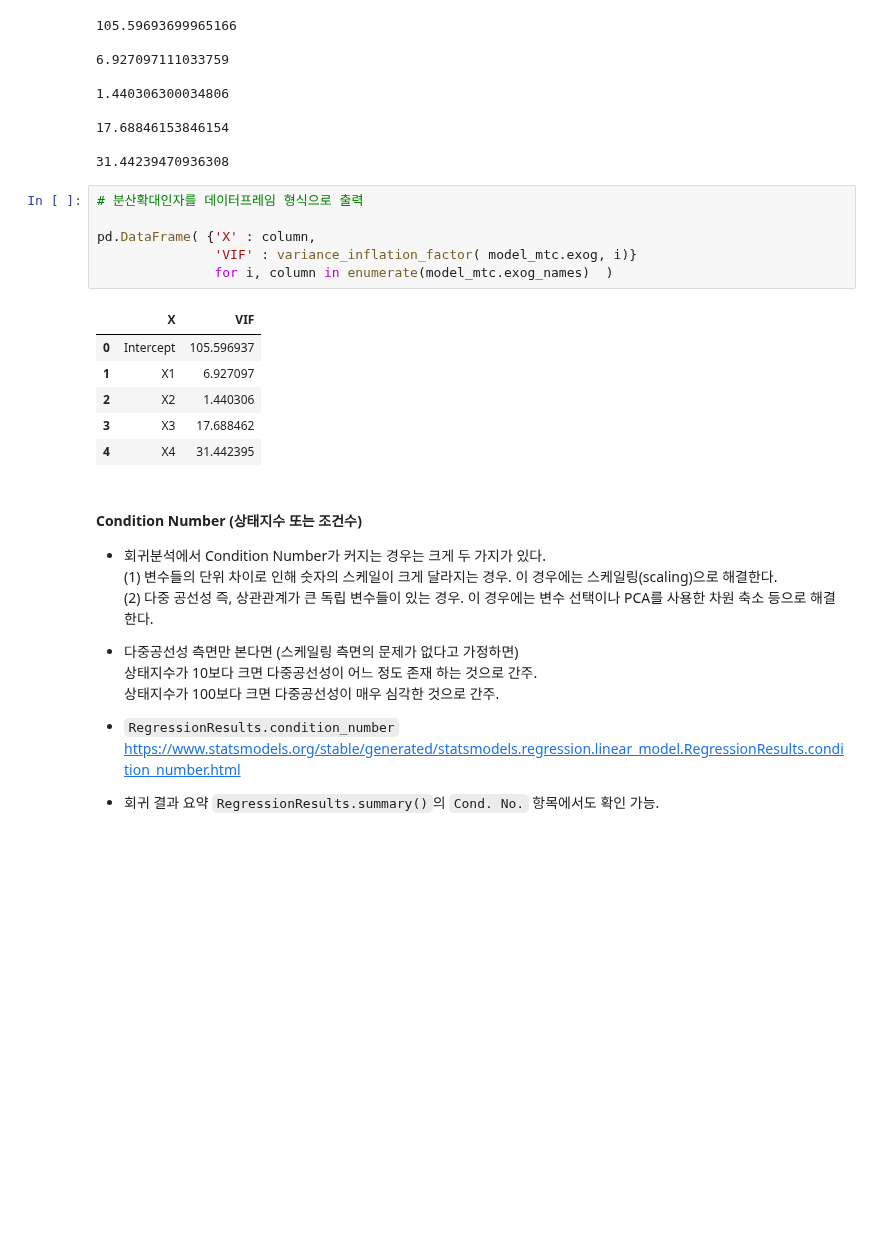
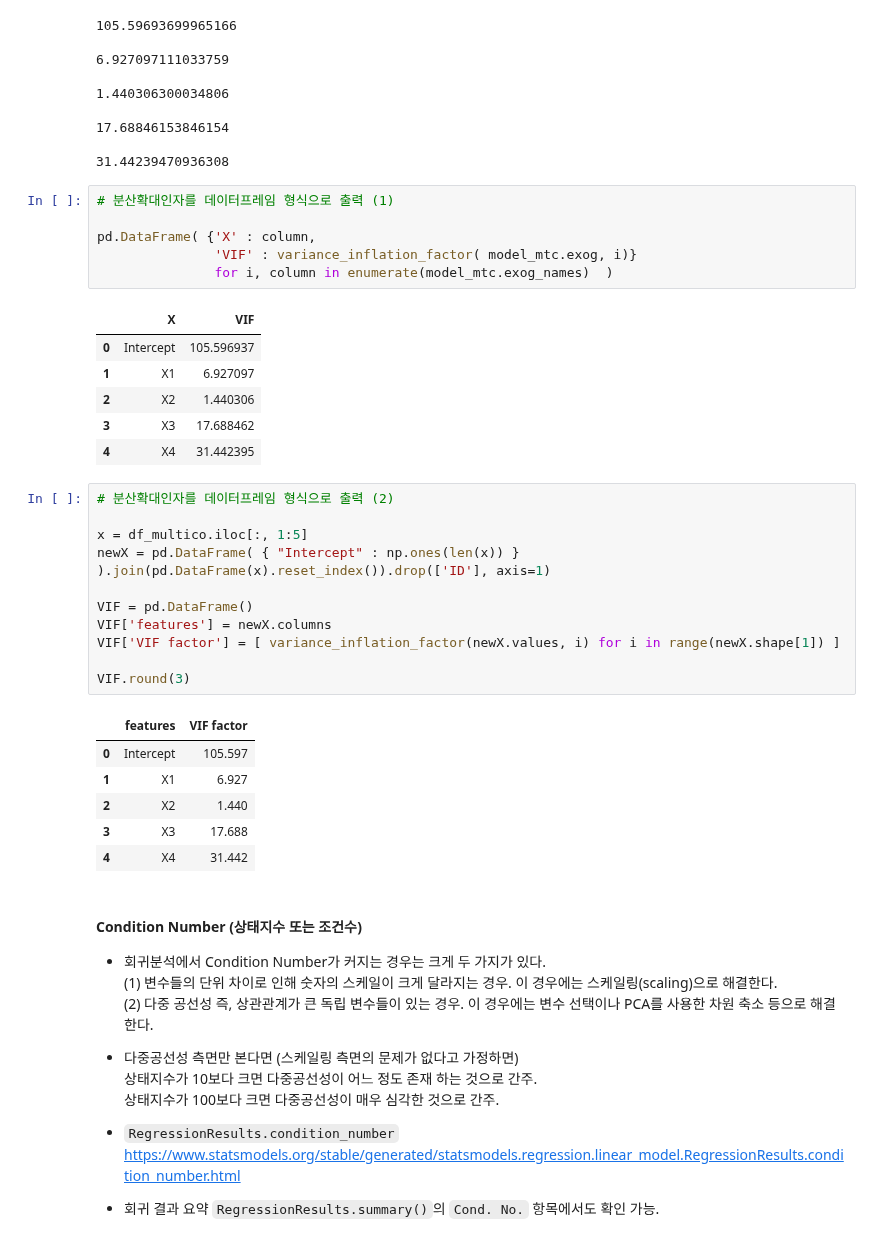
Before and after one commit to anjuiswhat/TIL, a Jupyter notebook: ADP_study/정리본/A_회귀분석_(1).ipynb, the cells around one changed output. Cells and saved outputs as stored; diff of their text form; blank space fills up the shorter version.

```diff
--- a/ADP_study/정리본/A_회귀분석_(1).ipynb
+++ b/ADP_study/정리본/A_회귀분석_(1).ipynb
@@ -884,7 +884,7 @@ print()
 
 31.44239470936308
 # %%
-# 분산확대인자를 데이터프레임 형식으로 출력
+# 분산확대인자를 데이터프레임 형식으로 출력 (1)
 
 pd.DataFrame( {'X' : column,
                'VIF' : variance_inflation_factor( model_mtc.exog, i)}
@@ -896,6 +896,24 @@ pd.DataFrame( {'X' : column,
 | 2 | X2 | 1.440306 |
 | 3 | X3 | 17.688462 |
 | 4 | X4 | 31.442395 |
+# %%
+# 분산확대인자를 데이터프레임 형식으로 출력 (2)
+
+x = df_multico.iloc[:, 1:5]
+newX = pd.DataFrame( { "Intercept" : np.ones(len(x)) } ).join(pd.DataFrame(x).reset_index()).drop(['ID'], axis=1)
+
+VIF = pd.DataFrame()
+VIF['features'] = newX.columns
+VIF['VIF factor'] = [ variance_inflation_factor(newX.values, i) for i in range(newX.shape[1]) ]
+
+VIF.round(3)
+# %% [output]
+|  | features | VIF factor |
+| 0 | Intercept | 105.597 |
+| 1 | X1 | 6.927 |
+| 2 | X2 | 1.440 |
+| 3 | X3 | 17.688 |
+| 4 | X4 | 31.442 |
 # %% [markdown]
 #### Condition Number (상태지수 또는 조건수)
 
```
Also changed, not shown: parts of 9 cells of this notebook.
